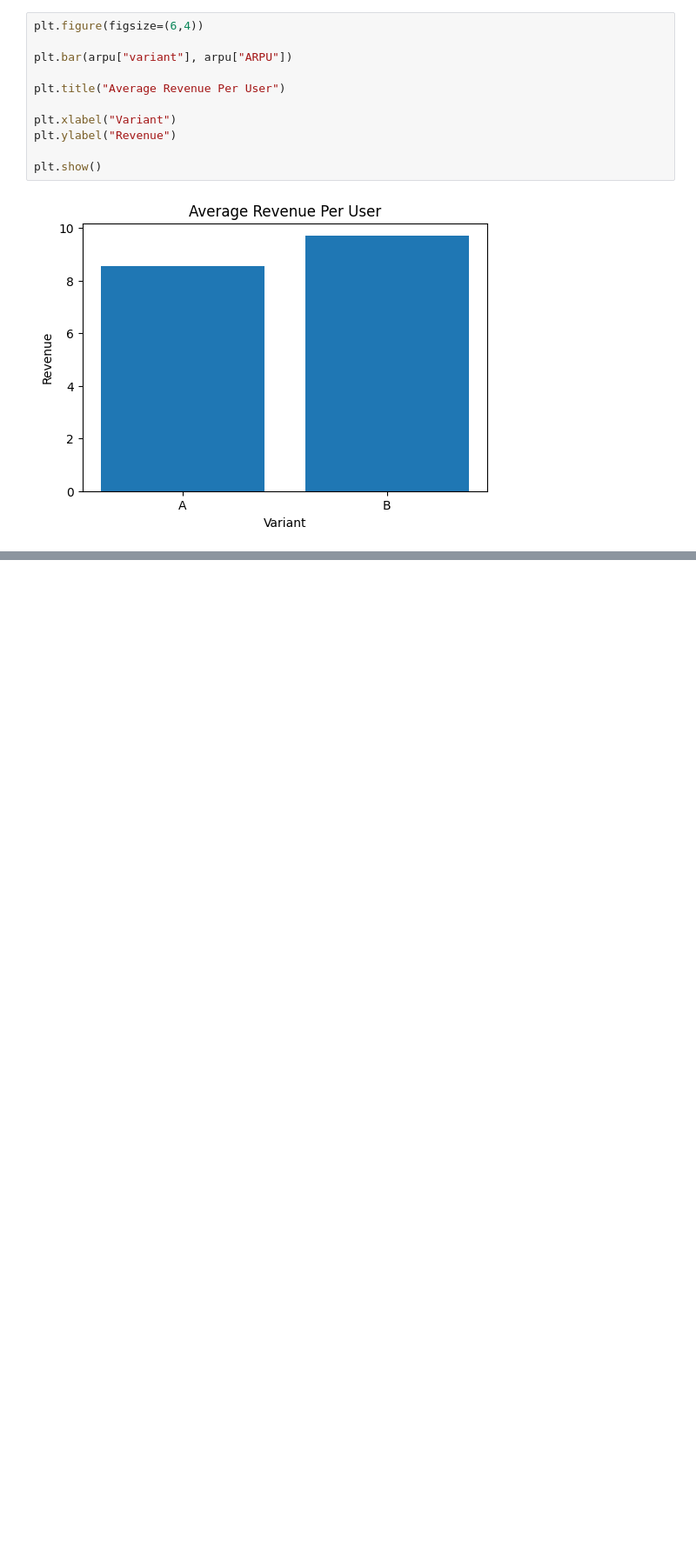
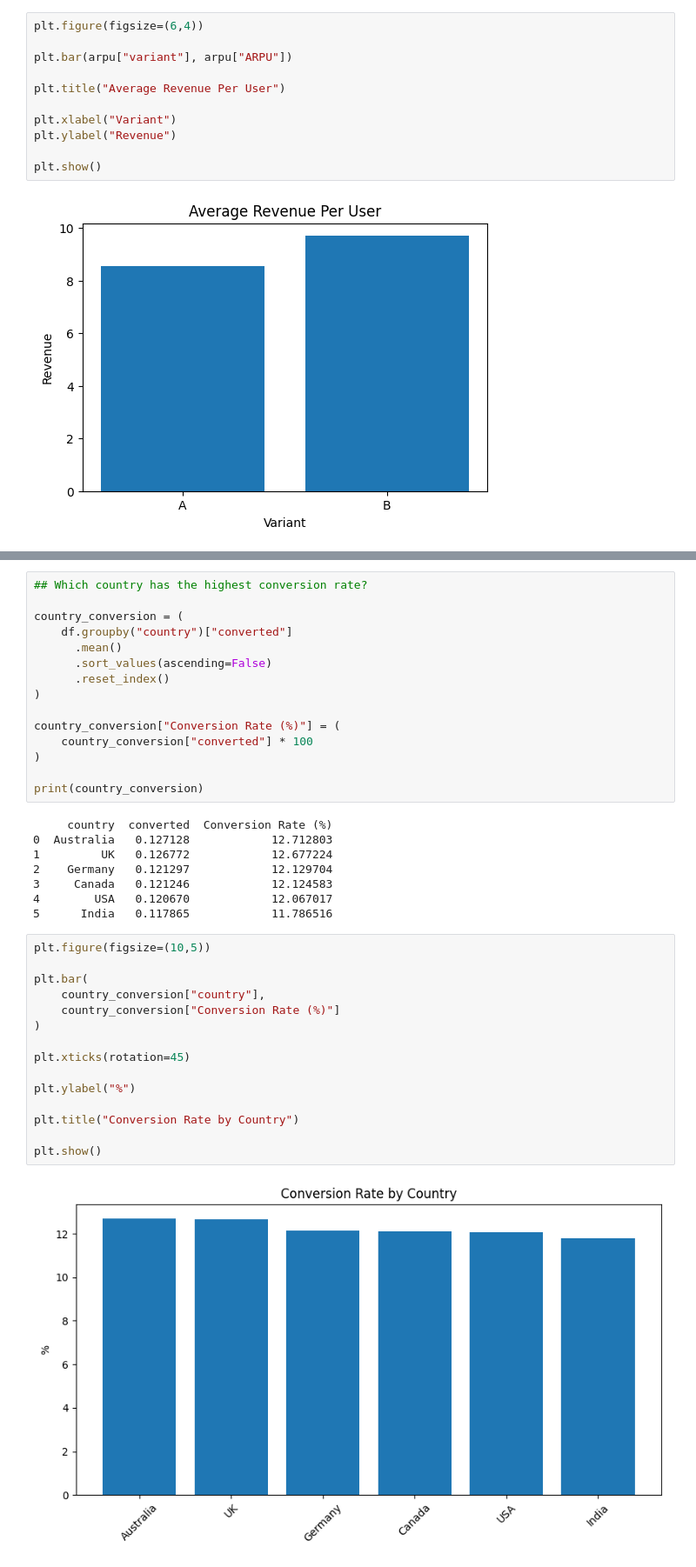
Before and after one commit to projit-1/AB_Testing_Product_Data, a Jupyter notebook: AB_Testing_Product_Data.ipynb, the cells around one changed output, grey strips where cells are left out. Shown at 87% size. Drawn from its saved outputs; the diff is of its cells as text; blank space fills up the shorter version.

```diff
--- a/AB_Testing_Product_Data.ipynb
+++ b/AB_Testing_Product_Data.ipynb
@@ -165,0 +217,40 @@ plt.show()
+# %%
+## Which country has the highest conversion rate?
+
+country_conversion = (
+    df.groupby("country")["converted"]
+      .mean()
+      .sort_values(ascending=False)
+      .reset_index()
+)
+
+country_conversion["Conversion Rate (%)"] = (
+    country_conversion["converted"] * 100
+)
+
+print(country_conversion)
+# %% [output]
+     country  converted  Conversion Rate (%)
+0  Australia   0.127128            12.712803
+1         UK   0.126772            12.677224
+2    Germany   0.121297            12.129704
+3     Canada   0.121246            12.124583
+4        USA   0.120670            12.067017
+5      India   0.117865            11.786516
+# %%
+plt.figure(figsize=(10,5))
+
+plt.bar(
+    country_conversion["country"],
+    country_conversion["Conversion Rate (%)"]
+)
+
+plt.xticks(rotation=45)
+
+plt.ylabel("%")
+
+plt.title("Conversion Rate by Country")
+
+plt.show()
+# %% [output]
+[figure, added]
```
Also changed, not shown: parts of 19 cells of this notebook.
